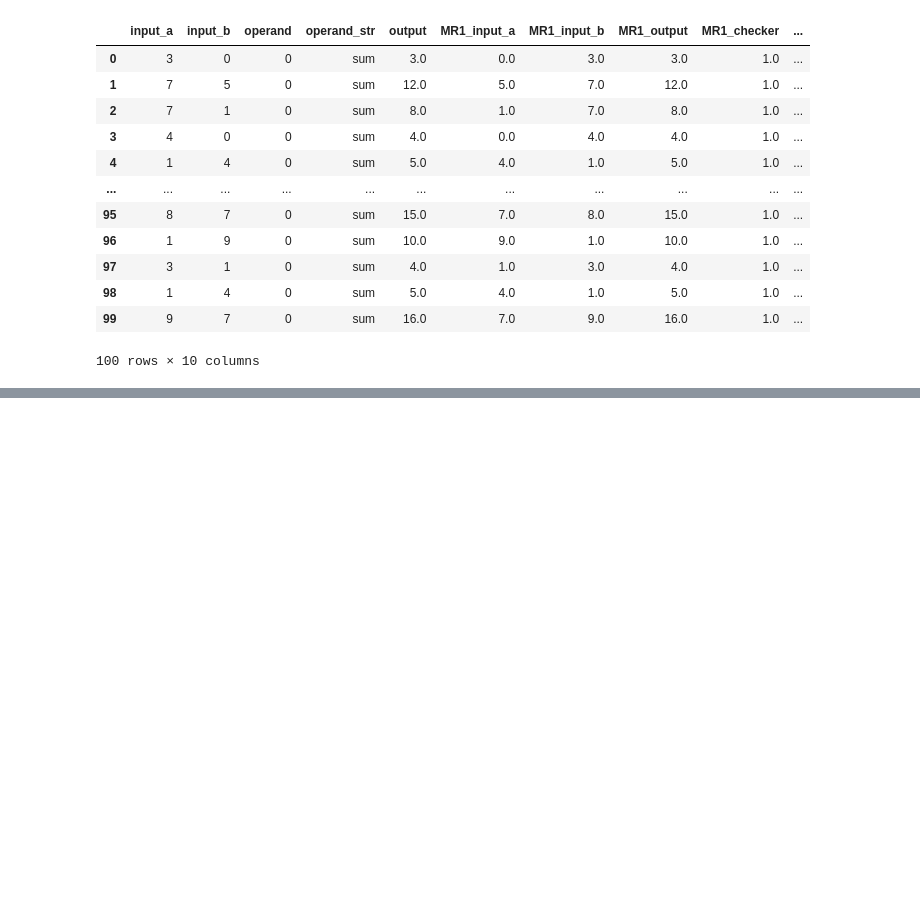
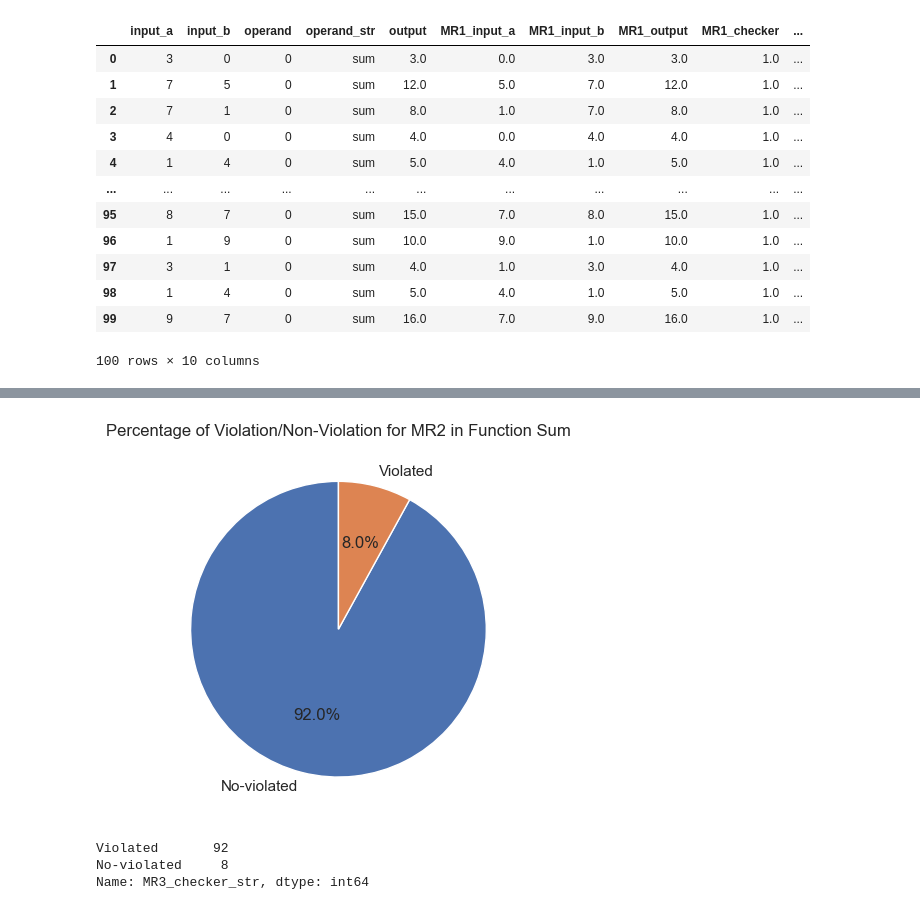
Before and after one commit to aduquet/PhDStuff_repo, a Jupyter notebook: PasiveTestingUsingMTplusFuzzTesting/preposFast.ipynb, the cells around one changed output, grey strips where cells are left out. Drawn from its saved outputs; the diff is of its cells as text; code cells hidden in the pictures; blank space fills up the shorter version.

```diff
--- a/PasiveTestingUsingMTplusFuzzTesting/preposFast.ipynb
+++ b/PasiveTestingUsingMTplusFuzzTesting/preposFast.ipynb
@@ -162,0 +182,13 @@ df1_sum
+# %%
+labels = ['No-violated', 'Violated']
+plt.pie(df_count_MR2, labels=labels, autopct='%1.1f%%', startangle=90)
+plt.title('Percentage of Violation/Non-Violation for MR2 in Function Sum')
+plt.show()
+# %% [output]
+[figure, added]
+# %%
+df_count_MR3
+# %% [output]
+Violated       92
+No-violated     8
+Name: MR3_checker_str, dtype: int64
```
Also changed, not shown: parts of 8 cells of this notebook, 12 other files.
